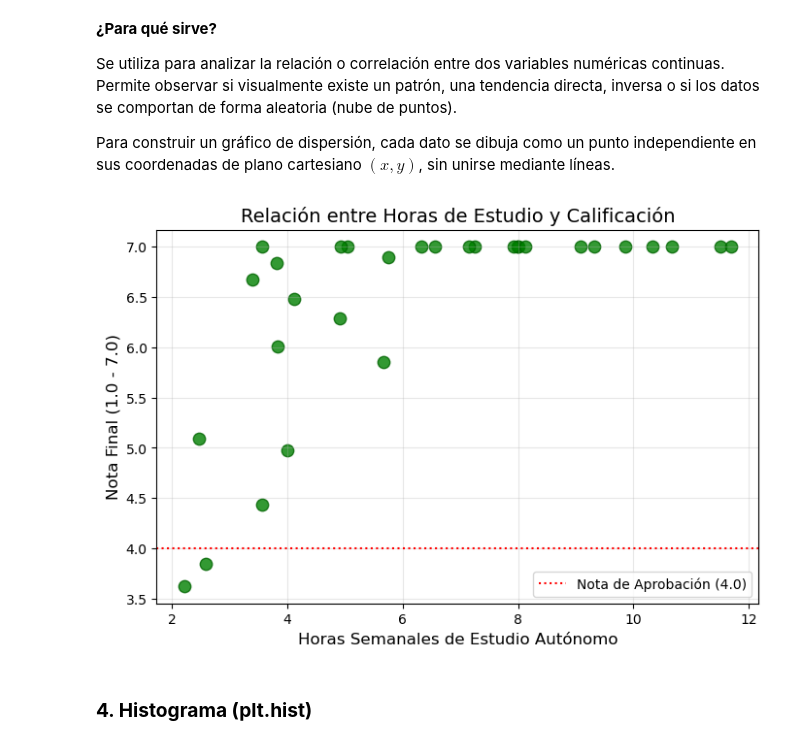
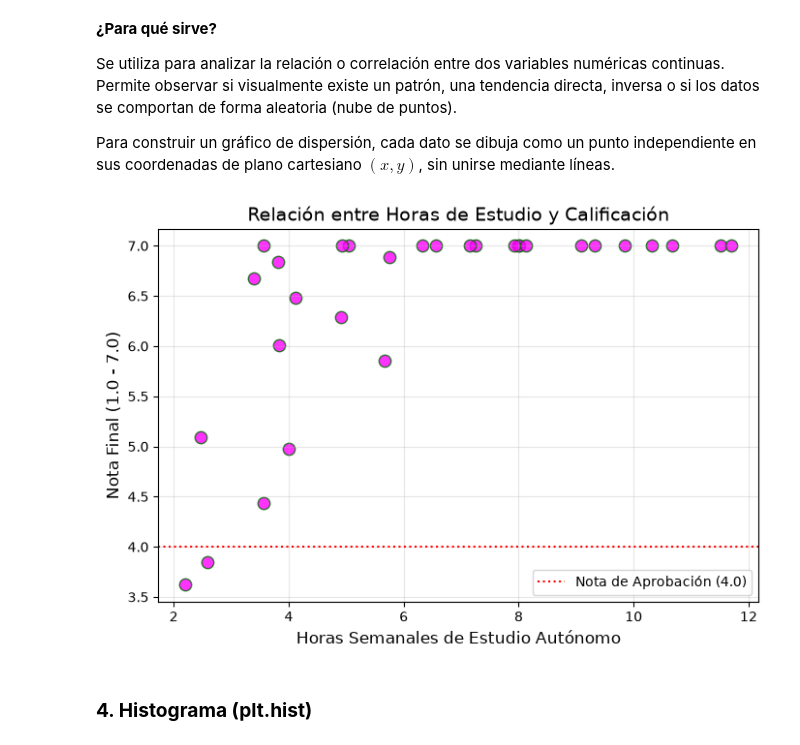
Before and after one commit to JaviOj/Python-2026, a Jupyter notebook: Jupyter/03-graficos.ipynb, the cells around one changed output. Cells and saved outputs as stored; diff of their text form; code cells hidden in the pictures.

```diff
--- a/Jupyter/03-graficos.ipynb
+++ b/Jupyter/03-graficos.ipynb
@@ -76,32 +76,32 @@ Para construir un gráfico de dispersión, cada dato se dibuja como un punto ind
 # %%
 # Se genera datos ficticios usando NumPy
 # Se simula las horas de estudio (X) versus Calificación obtenida (Y) de 30 estudiantes
 np.random.seed(42) # Utilizar siempre semilla 42
 """ Con seed() se establece una semilla para generar n° aleatorios
 La semilla es un valor que controla el patrón de aleatoriedad, de modo que
 si se ejecuta el mismo código varias veces con la misma semilla, se obtendrán los mismos números aleatorios """
 
 horas_estudio = np.random.uniform(2, 12, 30)
 # El método uniform genera números aleatorios que siguen una distribución uniforme continua.
 # Esto significa que todos los números dentro del rango especificado tienen exactamente la misma probabilidad de ser elegidos
 calificacion = 1.5 * horas_estudio + np.random.normal(0, 1.5, 30)
 calificacion = np.clip(calificacion, 1.0, 7.0) # Ajusta a la escala de notas chilena
 # A diferencia de los dos anteriores, clip() no genera datos nuevos, sino que revisa un arreglo existente
 # y "recorta" (o limita) sus valores para que se mantengan estrictamente dentro de un rango obligatorio.
 
 plt.figure(figsize=(8, 5))
-plt.scatter(horas_estudio, calificacion, color='green', edgecolors='darkgreen', s=80, alpha=0.8)
+plt.scatter(horas_estudio, calificacion, color='magenta', edgecolors='darkgreen', s=80, alpha=0.8)
 
 plt.title('Relación entre Horas de Estudio y Calificación', fontsize=14)
 plt.xlabel('Horas Semanales de Estudio Autónomo', fontsize=12)
 plt.ylabel('Nota Final (1.0 - 7.0)', fontsize=12)
-plt.axhline(4.0, color='red', linestyle=':', label='Nota de Aprobación (4.0)') # Línea de aprobación
+plt.axhline(4.0, color='red', linestyle=':', label='Nota de Aprobación (4.0)') # Línea de aprobación, se agrega un nombre que indique que funcion cumple
 plt.legend()
 plt.grid(True, alpha=0.3)
 
 plt.show()
 # %% [output]
-[figure, old version]
+[figure, new version]
 # %% [markdown]
 ### **4. Histograma (plt.hist)**
 # %% [markdown]
```
